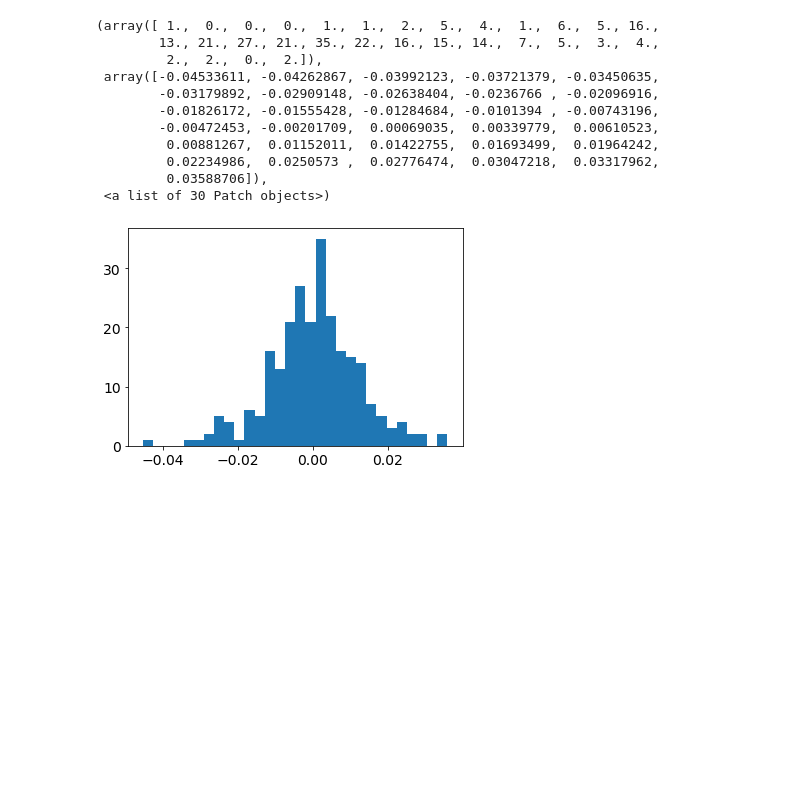
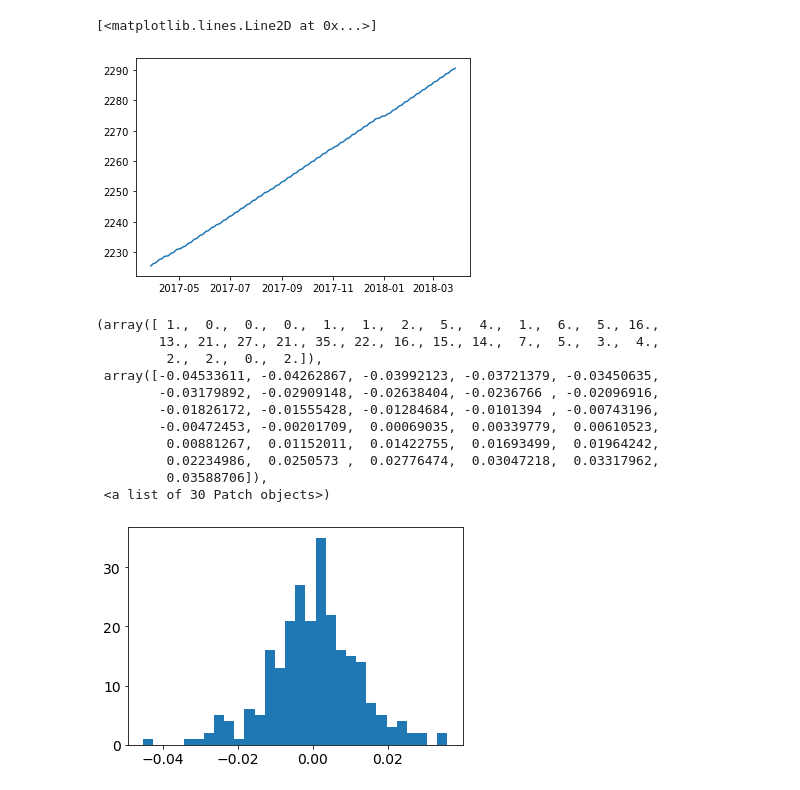
Before and after one commit to wfica/stochastic-fin-maths, a Jupyter notebook: project_1/SMF_project_1.ipynb, the cells around one changed output. Cells and saved outputs as stored; diff of their text form; code cells hidden in the pictures; blank space fills up the shorter version.

```diff
--- a/project_1/SMF_project_1.ipynb
+++ b/project_1/SMF_project_1.ipynb
@@ -126 +261,11 @@ plt.show()
+# %%
+simple_preds = np.full(_trading_days, wig20_init_price)
+for i in range(1, _trading_days):
+  simple_preds[i] = simple_preds[i-1] * (1. + wig20_estimated_mu*_dt)
+simple_preds = MuBasedPred( wig_20_plot['Data'].shape[0])
+# %%
+plt.plot(wig_20_plot['Data'], simple_preds)
+# %% [output]
+[<matplotlib.lines.Line2D at 0x...>]
+[figure, added]
 # %%
```
Also changed, not shown: parts of 19 cells of this notebook.
